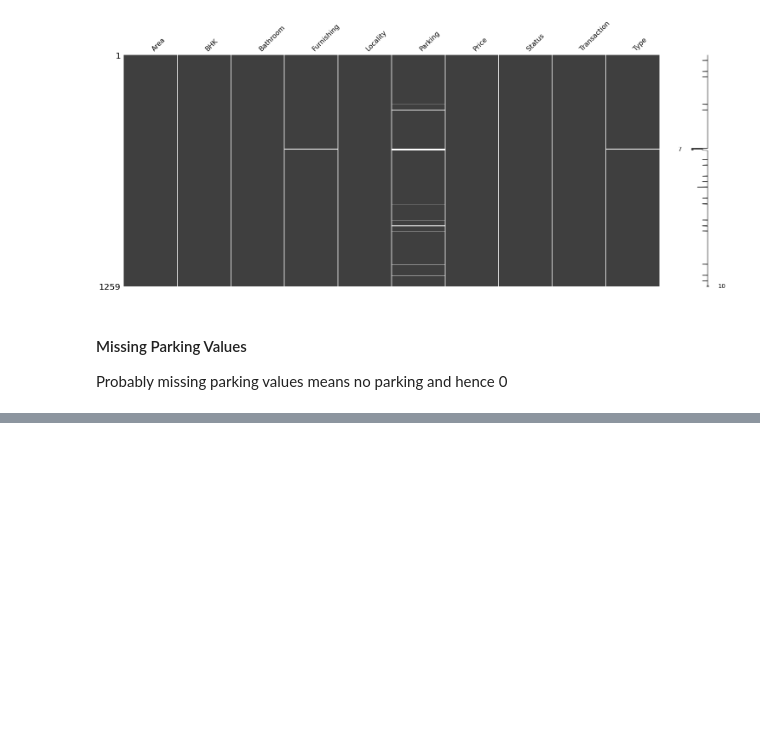
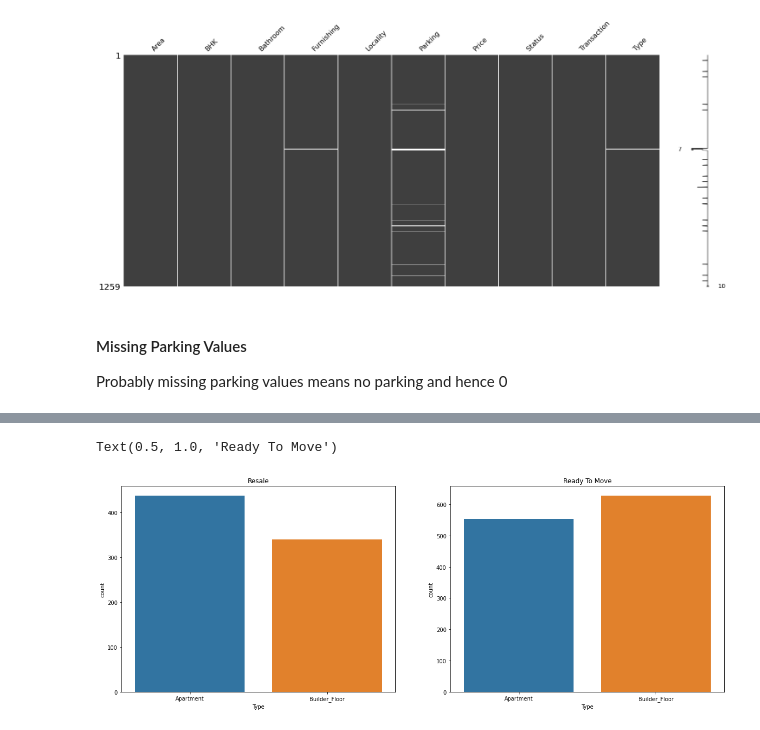
Before and after one commit to Divakar6336/Delhi-House-Price-Prediction, a Jupyter notebook: EDA_v1.ipynb, the cells around one changed output, grey strips where cells are left out. Saved outputs shown, nothing was run; the diff lists cells and outputs as text; code cells hidden in the pictures; blank space fills up the shorter version.

```diff
--- a/EDA_v1.ipynb
+++ b/EDA_v1.ipynb
@@ -126,0 +177,13 @@ missingno.matrix(df)
+# %%
+df.Furnishing.fillna('Semi-Furnished',inplace=True)
+# %%
+plt.figure(figsize=(20,7))
+plt.subplot(1,2,1)
+sns.countplot(x='Type', data = df[df['Transaction']=='Resale'].sort_values(by='Type'))
+plt.title('Resale')
+plt.subplot(1,2,2)
+sns.countplot(x='Type', data = df[df['Status']=='Ready_to_move'].sort_values(by='Type'))
+plt.title('Ready To Move')
+# %% [output]
+Text(0.5, 1.0, 'Ready To Move')
+[figure, added]
```
Also changed, not shown: parts of 14 cells of this notebook.
